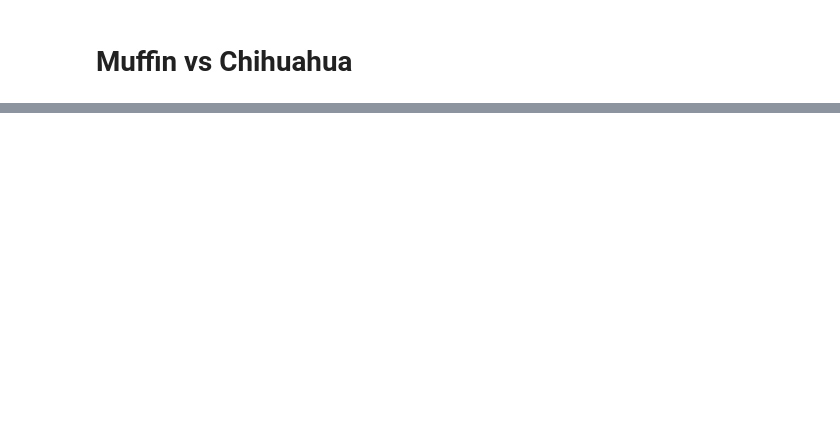
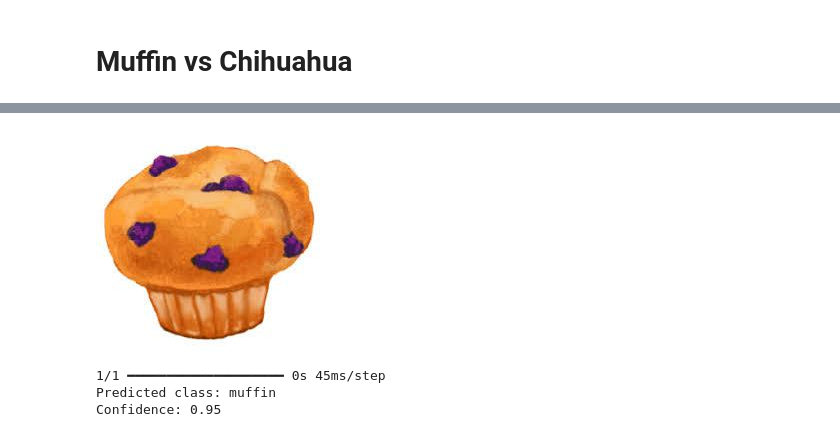
Before and after one commit to poacosta/jupyter-notebooks, a Jupyter notebook: Muffin vs Chihuahua.ipynb, the cells around one changed output, grey strips where cells are left out. Cells and saved outputs as stored; diff of their text form; code cells hidden in the pictures; blank space fills up the shorter version.

```diff
--- a/Muffin vs Chihuahua.ipynb
+++ b/Muffin vs Chihuahua.ipynb
@@ -134,0 +234,7 @@ Confidence: 0.48
+# %%
+predicted_class_3, confidence_4 = display_and_predict('pictures/3.jpg', model, class_labels)
+# %% [output]
+[figure, added]
+1/1 ━━━━━━━━━━━━━━━━━━━━ 0s 45ms/step
+Predicted class: muffin
+Confidence: 0.95
```
Also changed, not shown: parts of 30 cells of this notebook.
